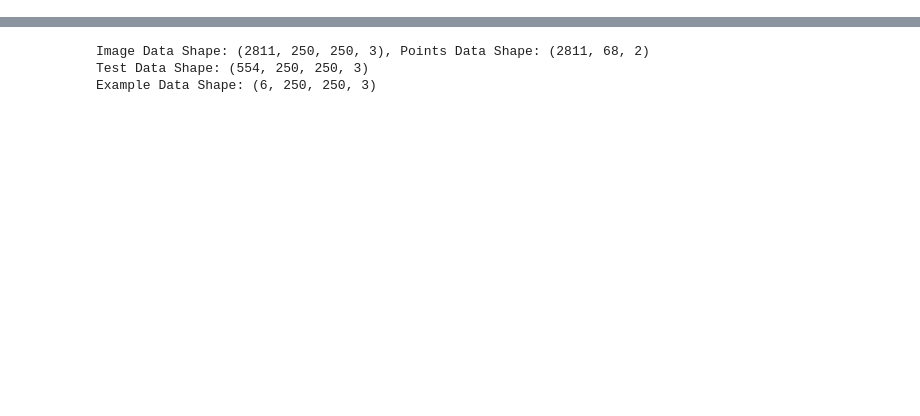
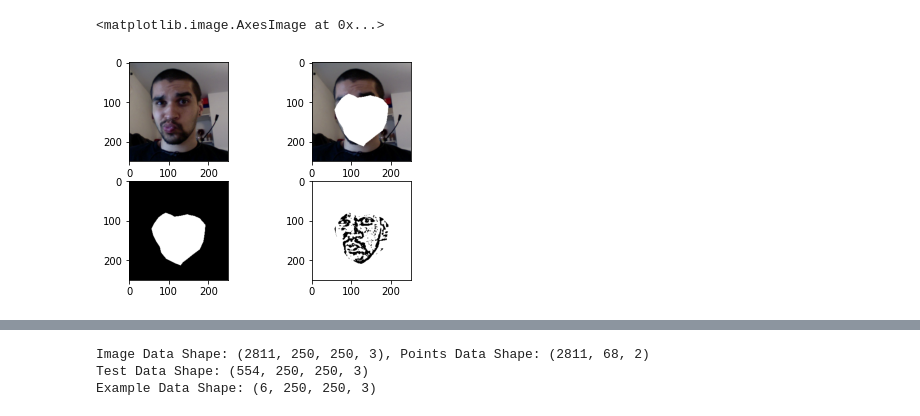
Before and after one commit to LordLean/Computer-Vision, a Jupyter notebook: CV_Labs/CV_183708.ipynb, the cells around one changed output, grey strips where cells are left out. Drawn from its saved outputs; the diff is of its cells as text; code cells hidden in the pictures; blank space fills up the shorter version.

```diff
--- a/CV_Labs/CV_183708.ipynb
+++ b/CV_Labs/CV_183708.ipynb
@@ -3,3 +41,68 @@
+# %%
+#@title Test Model on Personal Photos
+
+alex_copy = alex.copy() /255
+
+X_test_copy = X_test.copy()
+X_test_copy.shape
+X_test_copy[-1] = alex_copy
+
+predictions = model.predict(X_test_copy) * 250
+
+alex_pts = predictions[-1].reshape(68,2)
+
+visualise_pts(alex, alex_pts,1)
+
+p1 = alex_pts[0].reshape(1,-1)
+p2 = alex_pts[17:27]
+p3 = alex_pts[16::-1]
+tester = np.concatenate((p1,p2,p3))
+
+img = alex.copy()
+
+img = cv2.fillPoly(img, np.array([tester], dtype=np.int32), color=(255,255,255))
+# img = cv2.fillPoly(img, np.array([tester,tester], dtype=np.int32), color=(255,255,255))
+
+# cut_img stores array where elements equal 255 or then 0.
+cut_img = img.copy()
+cut_img[cut_img<255] = 0
+
+# plt.imshow(alex)
+# plt.show()
+# plt.imshow(img)
+# plt.show()
+# plt.imshow(cut_img)
+# plt.show()
+
+# Coordinates where value is greater than 0. I.e. all pixels
+# within the facebounds.
+segmented_coordinates = np.column_stack(np.where(cut_img > 0))
+
+
+# Final Image
+mask = cut_img
+mask_inv = cv2.bitwise_not(mask)
+tester = alex.copy()
+img_gray = np.mean(tester, axis=2).astype('uint8')
+binary2 = cv2.adaptiveThreshold(img_gray,255,cv2.ADAPTIVE_THRESH_MEAN_C,cv2.THRESH_BINARY,11,2)
+# plt.imshow(binary2, cmap="gray")
+
+mask_inv = cv2.bitwise_not(mask)
+binary3 = np.mean(mask_inv,axis=2).astype("uint8")
+
+dst = cv2.add(binary2,binary3)
+# img1[0:rows, 0:cols ] = dst
+# plt.imshow(dst, cmap="gray")
+
+
+f, axarr = plt.subplots(2,2)
+axarr[0,0].imshow(alex)
+axarr[0,1].imshow(img)
+axarr[1,0].imshow(cut_img)
+axarr[1,1].imshow(dst, cmap="gray")
+# %% [output]
+<matplotlib.image.AxesImage at 0x...>
+[figure, added]
 # %%
 #@title Load Data
 # Download the data stored in a zipped numpy array from one of these two locations
```
Also changed, not shown: parts of 20 cells of this notebook.
